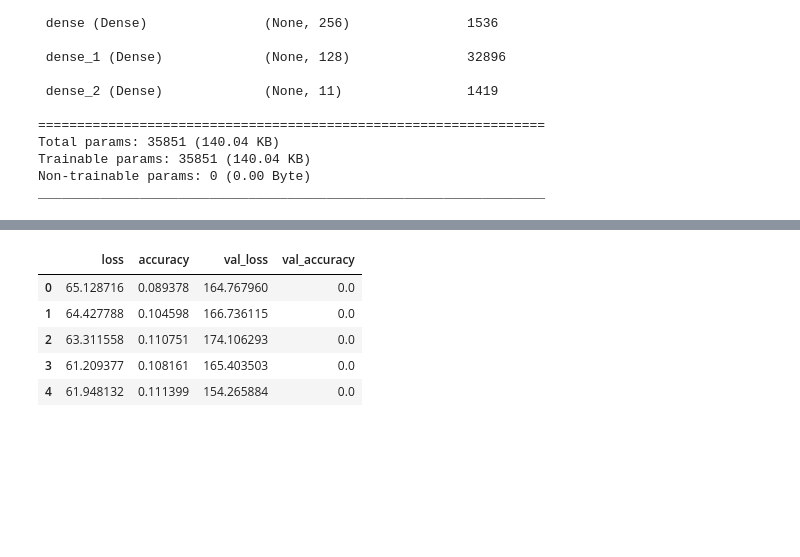
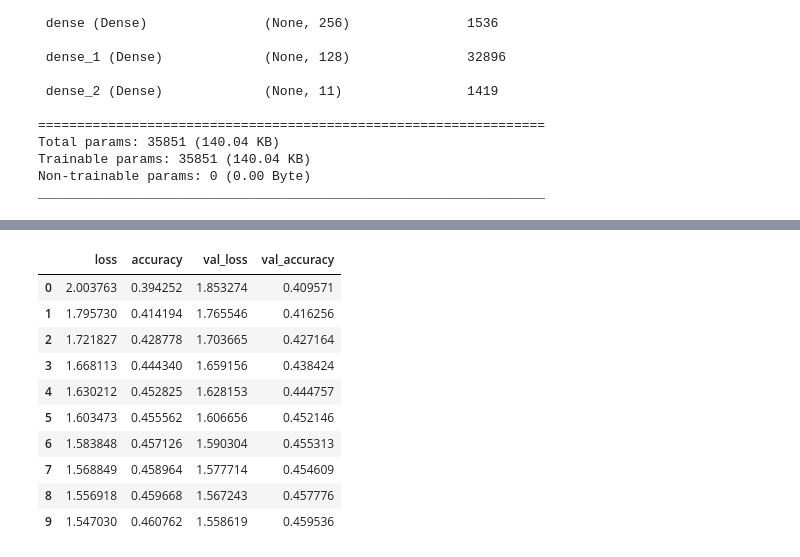
Before and after one commit to ynackash/genre-classification, a Jupyter notebook: notebooks/NN.ipynb, the cells around one changed output, grey strips where cells are left out. Saved outputs shown, nothing was run; the diff lists cells and outputs as text; code cells hidden in the pictures; blank space fills up the shorter version.

```diff
--- a/notebooks/NN.ipynb
+++ b/notebooks/NN.ipynb
@@ -447,6 +460,6 @@ history2 = model2.fit(
 # Convert the return value into a DataFrame so we can see the train loss
 # and binary accuracy after every epoch.
 history2 = pd.DataFrame(history2.history)
-display(history)
+display(history2)
 # %% [output]
 Epoch 1/10
@@ -472,9 +485,14 @@ Epoch 10/10
 |  | loss | accuracy | val_loss | val_accuracy |
-| 0 | 65.128716 | 0.089378 | 164.767960 | 0.0 |
-| 1 | 64.427788 | 0.104598 | 166.736115 | 0.0 |
-| 2 | 63.311558 | 0.110751 | 174.106293 | 0.0 |
-| 3 | 61.209377 | 0.108161 | 165.403503 | 0.0 |
-| 4 | 61.948132 | 0.111399 | 154.265884 | 0.0 |
+| 0 | 2.003763 | 0.394252 | 1.853274 | 0.409571 |
+| 1 | 1.795730 | 0.414194 | 1.765546 | 0.416256 |
+| 2 | 1.721827 | 0.428778 | 1.703665 | 0.427164 |
+| 3 | 1.668113 | 0.444340 | 1.659156 | 0.438424 |
+| 4 | 1.630212 | 0.452825 | 1.628153 | 0.444757 |
+| 5 | 1.603473 | 0.455562 | 1.606656 | 0.452146 |
+| 6 | 1.583848 | 0.457126 | 1.590304 | 0.455313 |
+| 7 | 1.568849 | 0.458964 | 1.577714 | 0.454609 |
+| 8 | 1.556918 | 0.459668 | 1.567243 | 0.457776 |
+| 9 | 1.547030 | 0.460762 | 1.558619 | 0.459536 |
 # %%
 X_test_features_norm = X_test_features_norm[features]
 model2.predict(X_test_features_norm)
```
Also changed, not shown: parts of 8 cells of this notebook.
